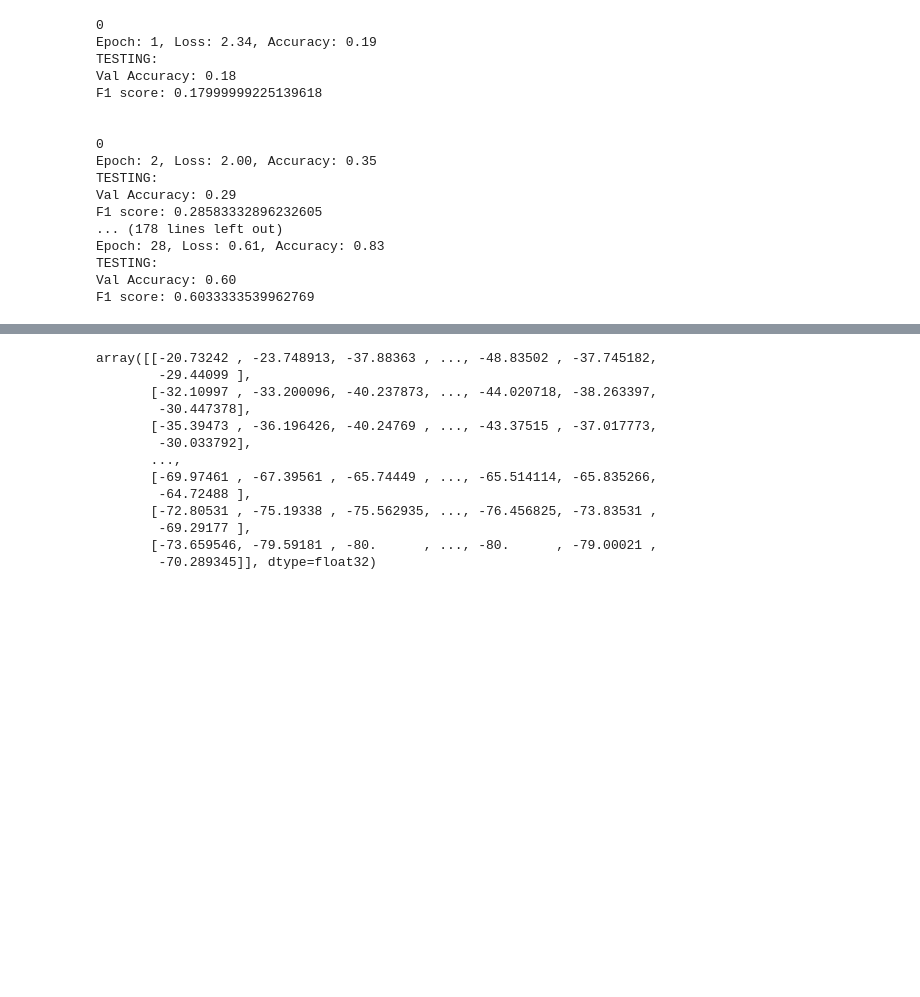
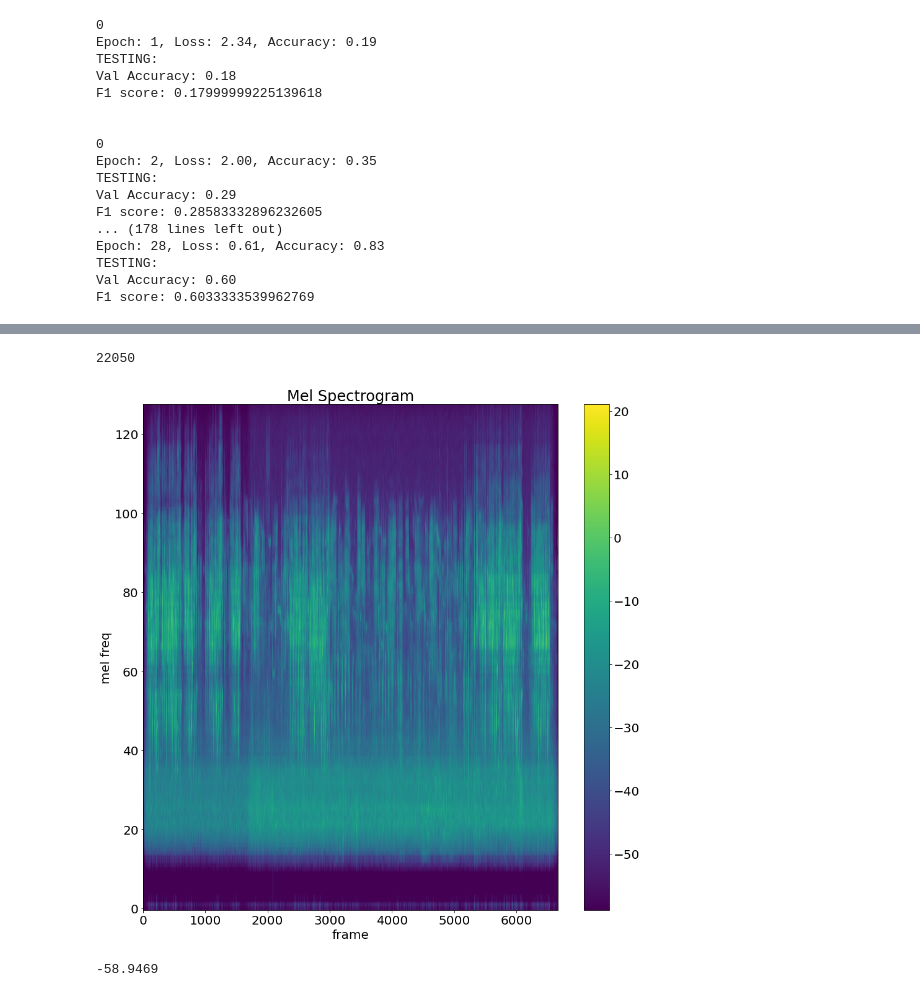
Before and after one commit to yakovsushenok/Thesis, a Jupyter notebook: MelSpectrogram.ipynb, the cells around one changed output, grey strips where cells are left out. Saved outputs shown, nothing was run; the diff lists cells and outputs as text; code cells hidden in the pictures; blank space fills up the shorter version.

```diff
--- a/MelSpectrogram.ipynb
+++ b/MelSpectrogram.ipynb
@@ -353,16 +353,5 @@ ax.set(title='Mel-frequency spectrogram')
-# %%
-S_dB
-# %% [output]
-array([[-20.73242 , -23.748913, -37.88363 , ..., -48.83502 , -37.745182,
-        -29.44099 ],
-       [-32.10997 , -33.200096, -40.237873, ..., -44.020718, -38.263397,
-        -30.447378],
-       [-35.39473 , -36.196426, -40.24769 , ..., -43.37515 , -37.017773,
-        -30.033792],
-       ...,
-       [-69.97461 , -67.39561 , -65.74449 , ..., -65.514114, -65.835266,
-        -64.72488 ],
-       [-72.80531 , -75.19338 , -75.562935, ..., -76.456825, -73.83531 ,
-        -69.29177 ],
-       [-73.659546, -79.59181 , -80.      , ..., -80.      , -79.00021 ,
-        -70.289345]], dtype=float32)
+# %%
+spec, sr = librosa.load(df_500['relative_path'].iloc[100])
+sr
+# %% [output]
+22050
@@ -368,0 +379,52 @@ array([[-20.73242 , -23.748913, -37.88363 , ..., -48.83502 , -37.745182,
+# %%
+import matplotlib.pyplot as plt
+plt.rcParams['figure.figsize'] = [15, 15]
+font = {'family' : 'normal',
+        'size'   : 40}
+
+plt.rc('font', **font)
+# %%
+waveform, sr = torchaudio.load(df_500['relative_path'].iloc[3])
+plot_waveform(waveform, sr)
+# %%
+def plot_spectrogram(spec, title=None, ylabel='freq_bin', aspect='auto', xmax=None):
+  fig, axs = plt.subplots(1, 1)
+  axs.set_title(title or 'Spectrogram (db)')
+  axs.set_ylabel(ylabel)
+  axs.set_xlabel('frame')
+  im = axs.imshow(librosa.power_to_db(spec), origin='lower', aspect=aspect)
+  if xmax:
+    axs.set_xlim((0, xmax))
+  fig.colorbar(im, ax=axs)
+  plt.show(block=False)
+  return librosa.power_to_db(spec)
+
+n_fft = 1024
+win_length = None
+hop_length = 512
+n_mels = 128
+
+mel_spectrogram = torchaudio.transforms.MelSpectrogram(
+    sample_rate=sr,
+    n_fft=n_fft,
+    win_length=win_length,
+    hop_length=hop_length,
+    center=True,
+    pad_mode="reflect",
+    power=2.0,
+    norm='slaney',
+    onesided=True,
+    n_mels=n_mels,
+    mel_scale="htk",
+)
+
+melspec = mel_spectrogram(waveform)
+spec_plotted = plot_spectrogram(
+    melspec[0], title="Mel Spectrogram", ylabel='mel freq')
+# %% [output]
+[figure, added]
+# %%
+melspectrogram = melspec[0]
+np.amin(spec_plotted[0])
+# %% [output]
+-58.9469
```
Also changed, not shown: parts of 9 cells of this notebook.
